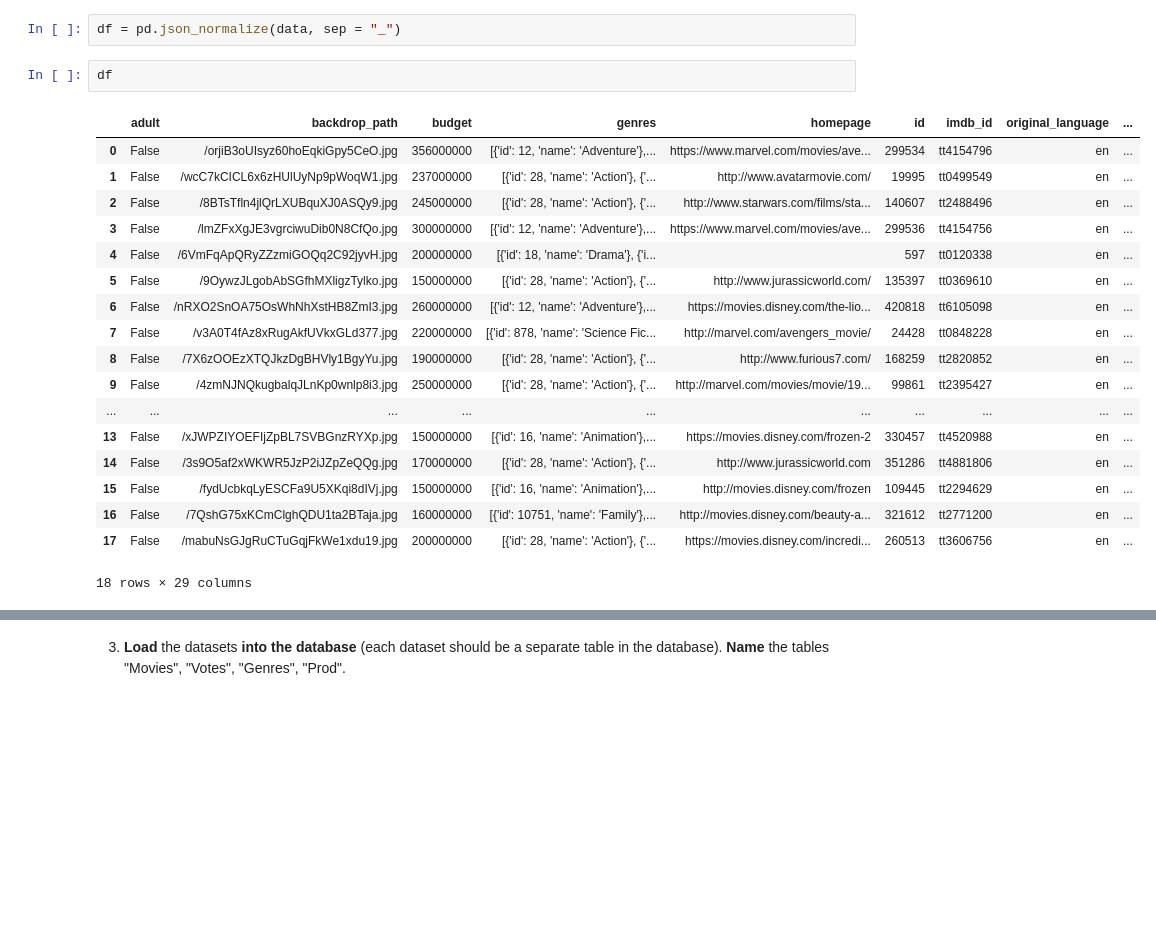
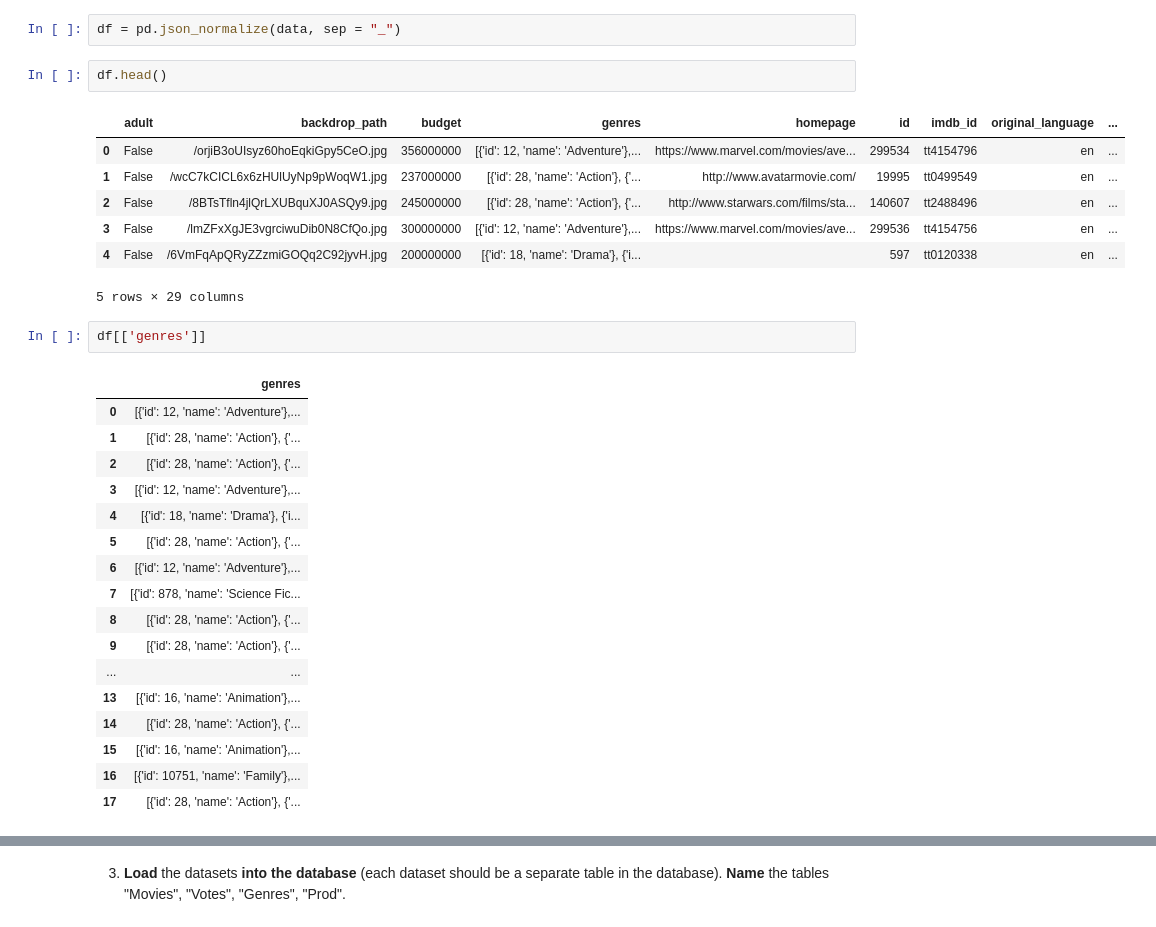
Before and after one commit to eeeds/Projects, a Jupyter notebook: 18- Pandas and SQL Databases/Project18.ipynb, the cells around one changed output, grey strips where cells are left out. Cells and saved outputs as stored; diff of their text form; blank space fills up the shorter version.

```diff
--- a/18- Pandas and SQL Databases/Project18.ipynb
+++ b/18- Pandas and SQL Databases/Project18.ipynb
@@ -57,23 +57,32 @@ data
 # %%
 df = pd.json_normalize(data, sep = "_")
 # %%
-df
+df.head()
 # %% [output]
 |  | adult | backdrop_path | budget | genres | homepage | id | imdb_id | original_language | ... |
 | 0 | False | /orjiB3oUIsyz60hoEqkiGpy5CeO.jpg | 356000000 | [{'id': 12, 'name': 'Adventure'},... | https://www.marvel.com/movies/ave... | 299534 | tt4154796 | en | ... |
 | 1 | False | /wcC7kCICL6x6zHUlUyNp9pWoqW1.jpg | 237000000 | [{'id': 28, 'name': 'Action'}, {'... | http://www.avatarmovie.com/ | 19995 | tt0499549 | en | ... |
 | 2 | False | /8BTsTfln4jlQrLXUBquXJ0ASQy9.jpg | 245000000 | [{'id': 28, 'name': 'Action'}, {'... | http://www.starwars.com/films/sta... | 140607 | tt2488496 | en | ... |
 | 3 | False | /lmZFxXgJE3vgrciwuDib0N8CfQo.jpg | 300000000 | [{'id': 12, 'name': 'Adventure'},... | https://www.marvel.com/movies/ave... | 299536 | tt4154756 | en | ... |
 | 4 | False | /6VmFqApQRyZZzmiGOQq2C92jyvH.jpg | 200000000 | [{'id': 18, 'name': 'Drama'}, {'i... |  | 597 | tt0120338 | en | ... |
-| 5 | False | /9OywzJLgobAbSGfhMXligzTylko.jpg | 150000000 | [{'id': 28, 'name': 'Action'}, {'... | http://www.jurassicworld.com/ | 135397 | tt0369610 | en | ... |
-| 6 | False | /nRXO2SnOA75OsWhNhXstHB8ZmI3.jpg | 260000000 | [{'id': 12, 'name': 'Adventure'},... | https://movies.disney.com/the-lio... | 420818 | tt6105098 | en | ... |
-| 7 | False | /v3A0T4fAz8xRugAkfUVkxGLd377.jpg | 220000000 | [{'id': 878, 'name': 'Science Fic... | http://marvel.com/avengers_movie/ | 24428 | tt0848228 | en | ... |
-| 8 | False | /7X6zOOEzXTQJkzDgBHVly1BgyYu.jpg | 190000000 | [{'id': 28, 'name': 'Action'}, {'... | http://www.furious7.com/ | 168259 | tt2820852 | en | ... |
-| 9 | False | /4zmNJNQkugbalqJLnKp0wnlp8i3.jpg | 250000000 | [{'id': 28, 'name': 'Action'}, {'... | http://marvel.com/movies/movie/19... | 99861 | tt2395427 | en | ... |
-| ... | ... | ... | ... | ... | ... | ... | ... | ... | ... |
-| 13 | False | /xJWPZIYOEFIjZpBL7SVBGnzRYXp.jpg | 150000000 | [{'id': 16, 'name': 'Animation'},... | https://movies.disney.com/frozen-2 | 330457 | tt4520988 | en | ... |
-| 14 | False | /3s9O5af2xWKWR5JzP2iJZpZeQQg.jpg | 170000000 | [{'id': 28, 'name': 'Action'}, {'... | http://www.jurassicworld.com | 351286 | tt4881806 | en | ... |
-| 15 | False | /fydUcbkqLyESCFa9U5XKqi8dIVj.jpg | 150000000 | [{'id': 16, 'name': 'Animation'},... | http://movies.disney.com/frozen | 109445 | tt2294629 | en | ... |
-| 16 | False | /7QshG75xKCmClghQDU1ta2BTaja.jpg | 160000000 | [{'id': 10751, 'name': 'Family'},... | http://movies.disney.com/beauty-a... | 321612 | tt2771200 | en | ... |
-| 17 | False | /mabuNsGJgRuCTuGqjFkWe1xdu19.jpg | 200000000 | [{'id': 28, 'name': 'Action'}, {'... | https://movies.disney.com/incredi... | 260513 | tt3606756 | en | ... |
-18 rows × 29 columns
+5 rows × 29 columns
+# %%
+df[['genres']]
+# %% [output]
+|  | genres |
+| 0 | [{'id': 12, 'name': 'Adventure'},... |
+| 1 | [{'id': 28, 'name': 'Action'}, {'... |
+| 2 | [{'id': 28, 'name': 'Action'}, {'... |
+| 3 | [{'id': 12, 'name': 'Adventure'},... |
+| 4 | [{'id': 18, 'name': 'Drama'}, {'i... |
+| 5 | [{'id': 28, 'name': 'Action'}, {'... |
+| 6 | [{'id': 12, 'name': 'Adventure'},... |
+| 7 | [{'id': 878, 'name': 'Science Fic... |
+| 8 | [{'id': 28, 'name': 'Action'}, {'... |
+| 9 | [{'id': 28, 'name': 'Action'}, {'... |
+| ... | ... |
+| 13 | [{'id': 16, 'name': 'Animation'},... |
+| 14 | [{'id': 28, 'name': 'Action'}, {'... |
+| 15 | [{'id': 16, 'name': 'Animation'},... |
+| 16 | [{'id': 10751, 'name': 'Family'},... |
+| 17 | [{'id': 28, 'name': 'Action'}, {'... |
```
Also changed, not shown: parts of 13 cells of this notebook, 1 other file.
